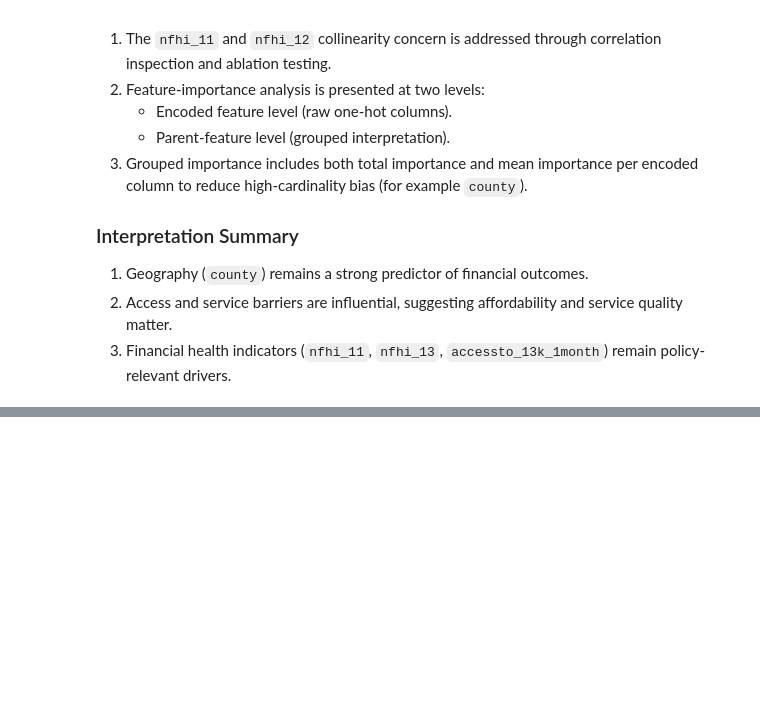
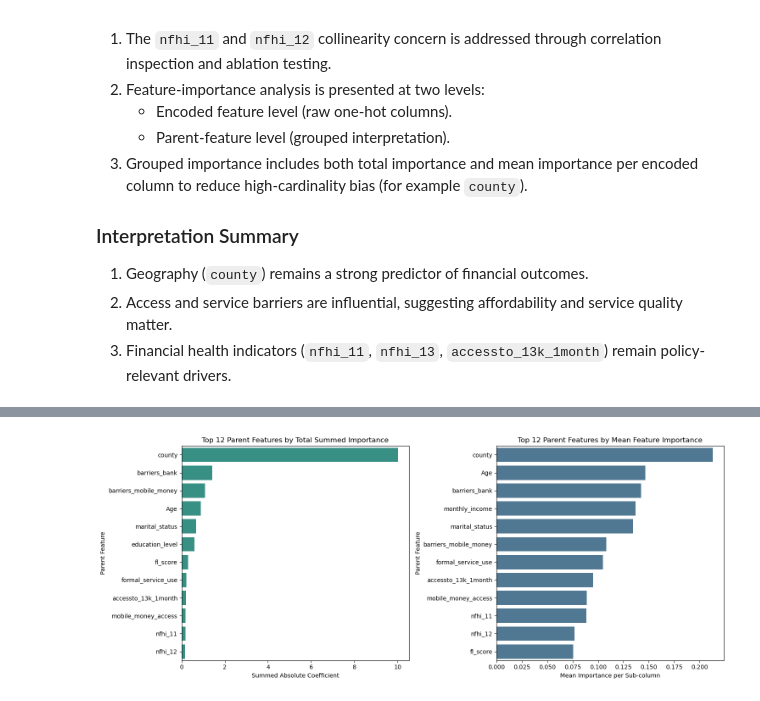
Before and after one commit to obonyo1/datasprint2026, a Jupyter notebook: Modelling.ipynb, the cells around one changed output, grey strips where cells are left out. Drawn from its saved outputs; the diff is of its cells as text; code cells hidden in the pictures; blank space fills up the shorter version.

```diff
--- a/Modelling.ipynb
+++ b/Modelling.ipynb
@@ -406,3 +406,95 @@ Top features by mean importance per encoded column (fairness check):
 1. Geography (`county`) remains a strong predictor of financial outcomes.
 2. Access and service barriers are influential, suggesting affordability and service quality matter.
 3. Financial health indicators (`nfhi_11`, `nfhi_13`, `accessto_13k_1month`) remain policy-relevant drivers.
+# %%
+import numpy as np
+import pandas as pd
+import matplotlib.pyplot as plt
+import seaborn as sns
+
+#  Extract feature names from the preprocessor step and coefficients from the model
+feature_names = best_pipe.named_steps['preprocess'].get_feature_names_out()
+model_obj = best_pipe.named_steps['model']
+
+# Since Logistic Regression was the best model, we extract coefficients.
+# We use the mean absolute coefficient across the 3 target classes for overall importance.
+if hasattr(model_obj, 'coef_'):
+    importances = np.mean(np.abs(model_obj.coef_), axis=0)
+    raw_coefs = model_obj.coef_  # Kept for class-specific direction analysis
+elif hasattr(model_obj, 'feature_importances_'):
+    importances = model_obj.feature_importances_
+    raw_coefs = None
+else:
+    raise ValueError("The selected best model does not expose coefficients or feature importances.")
+
+#  baseline DataFrame of all one-hot encoded sub-features
+importance_df = pd.DataFrame({
+    'feature': feature_names,
+    'importance': importances
+}).sort_values('importance', ascending=False).reset_index(drop=True)
+
+#  function to map one-hot sub-features back to their parent features
+def infer_parent_feature(feature_name: str) -> str:
+    if feature_name.startswith('num__'):
+        return feature_name.replace('num__', '', 1)
+    if feature_name.startswith('cat__'):
+        remainder = feature_name.replace('cat__', '', 1)
+        # Identify original categorical columns dynamically
+        for col in sorted(categorical_cols, key=len, reverse=True):
+            if remainder.startswith(f'{col}_'):
+                return col
+        return remainder
+    return feature_name
+
+importance_df['parent_feature'] = importance_df['feature'].apply(infer_parent_feature)
+
+#  Aggregate by Parent Feature (Total Summed and Fair Mean Importance)
+grouped_summary = (
+    importance_df.groupby('parent_feature', as_index=False)
+    .agg(
+        importance_sum=('importance', 'sum'),
+        encoded_columns=('importance', 'size'),
+        importance_mean=('importance', 'mean')
+    )
+    .sort_values('importance_sum', ascending=False)
+    .reset_index(drop=True)
+)
+
+print("=== TOP PARENT FEATURES BY SUMMED IMPORTANCE ===")
+print(grouped_summary[['parent_feature', 'importance_sum', 'encoded_columns', 'importance_mean']].head(12))
+
+# Extract specific County-level drivers for Slide 5
+print("\n=== TOP SPECIFIC COUNTY DRIVERS (HIGHEST RISK ENCODED COEFFICIENTS) ===")
+# Filter for encoded county features
+county_features = importance_df[importance_df['parent_feature'] == 'county'].copy()
+
+# Map back the raw coefficients specifically targeting the 'Worsened' class
+# Assuming the order of classes in best_pipe.classes_ is checked, let's locate the 'Worsened' index
+try:
+    worsened_idx = list(best_pipe.named_steps['model'].classes_).index('Worsened')
+    county_features['coef_worsened'] = county_features['feature'].apply(
+        lambda x: raw_coefs[worsened_idx][list(feature_names).index(x)] if raw_coefs is not None else 0
+    )
+    print(county_features.sort_values('coef_worsened', ascending=False)[['feature', 'importance', 'coef_worsened']].head(5))
+except Exception as e:
+    print(county_features.head(5))
+
+# Visualization: Plot Parent Feature Importances
+fig, axes = plt.subplots(1, 2, figsize=(15, 6))
+
+# Plot 1: Total Summed Importance (highlights total contribution)
+sns.barplot(data=grouped_summary.head(12), y='parent_feature', x='importance_sum', color='#2a9d8f', ax=axes[0])
+axes[0].set_title('Top 12 Parent Features by Total Summed Importance')
+axes[0].set_xlabel('Summed Absolute Coefficient')
+axes[0].set_ylabel('Parent Feature')
+
+# Plot 2: Fair Mean Importance (normalizes high cardinality features like county)
+mean_sorted = grouped_summary.sort_values('importance_mean', ascending=False).head(12)
+sns.barplot(data=mean_sorted, y='parent_feature', x='importance_mean', color='#457b9d', ax=axes[1])
+axes[1].set_title('Top 12 Parent Features by Mean Feature Importance')
+axes[1].set_xlabel('Mean Importance per Sub-column')
+axes[1].set_ylabel('Parent Feature')
+
+plt.tight_layout()
+plt.show()
+# %% [output]
@@ -408,0 +518 @@ Top features by mean importance per encoded column (fairness check):
+[figure, added]
```
Also changed, not shown: parts of 6 cells of this notebook.
